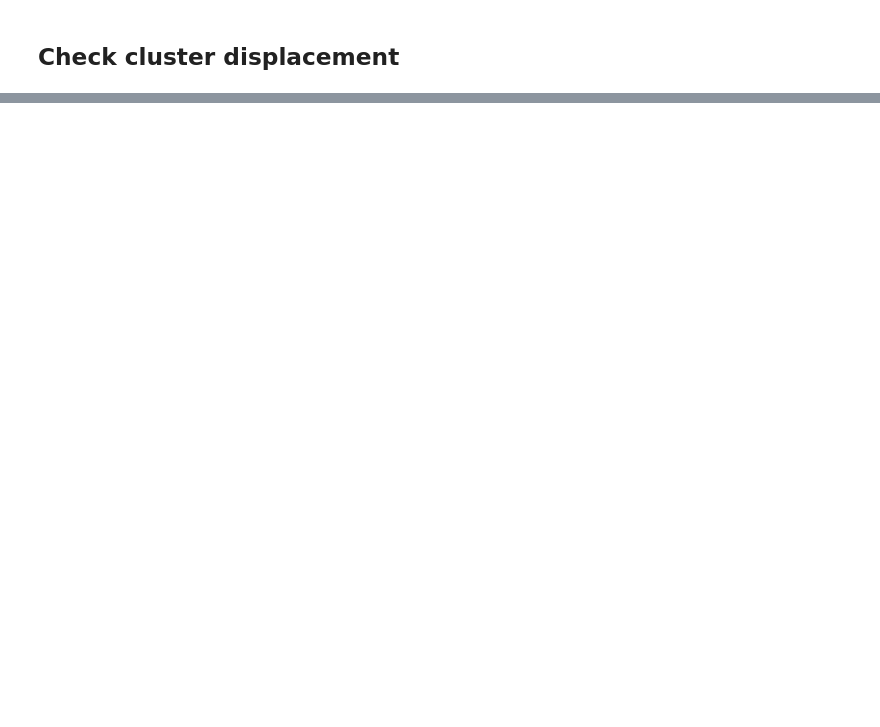
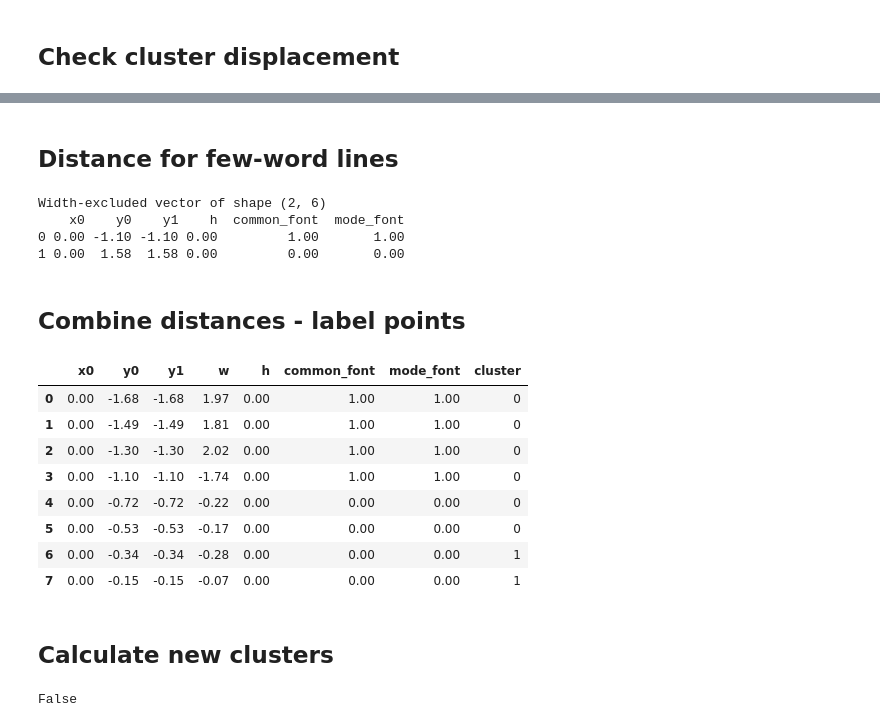
Before and after one commit to DSP-Tan/ogham-cloud, a Jupyter notebook: pdf_scraper/custumCluster.ipynb, the cells around one changed output, grey strips where cells are left out. Cells and saved outputs as stored; diff of their text form; code cells hidden in the pictures; blank space fills up the shorter version.

```diff
--- a/pdf_scraper/custumCluster.ipynb
+++ b/pdf_scraper/custumCluster.ipynb
@@ -202,0 +395,10 @@ full_vect.shape
+# %%
+# initialise clusters - first and last data point are top and bottom of page
+k=2
+m, n = X.shape
+clusts  = X[[0, m-1]]
+d_clust = norm(clusts,axis=1)
+inertia = d_clust.T@d_clust
+i_w       = X_cols.index("w")
+print(clusts.shape)
+print(d_clust , inertia)
@@ -202,0 +410,10 @@ full_vect.shape
+# %%
+# full distance calc for certain, N-1 dimensional for others.
+full_vect  = X[~word_mask, :]
+full_clust = clusts[:, :]
+
+full_diff   = full_vect[:, np.newaxis, :] - full_clust[np.newaxis, :, :]  #  (m_full, 2, n)
+full_dists  = norm(full_diff, axis=2)                                     #  (m_full, 2)
+
+print(f"Full vector of shape {full_vect.shape}")
+print(pd.DataFrame(full_vect, columns= X_cols).head(8),"\n\n" )
@@ -202,0 +431,42 @@ full_vect.shape
+# %% [markdown]
+## Distance for few-word lines
+# %%
+# If we have a line with a small n_words, the width is no longer a good variable for clustering.
+small_vect  = np.delete(X[word_mask], i_w, axis=1)
+small_clust = np.delete(clusts,       i_w, axis=1)
+
+small_diff   = small_vect[:, np.newaxis, :] - small_clust[np.newaxis, :, :]  #  (m_small, 2, n -1)
+small_dists  = norm(small_diff, axis=2)                                      #  (m_small, 2)
+
+small_cols = [i for i in X_cols if i != "w" ]
+
+print(f"Width-excluded vector of shape {small_vect.shape}")
+print(pd.DataFrame(small_vect, columns = small_cols).head(2),"\n\n")
+# %% [output]
+Width-excluded vector of shape (2, 6)
+    x0    y0    y1    h  common_font  mode_font
+0 0.00 -1.10 -1.10 0.00         1.00       1.00
+1 0.00  1.58  1.58 0.00         0.00       0.00
+# %% [markdown]
+## Combine distances  - label points
+# %%
+# Combine distances and label
+dists = np.empty((m, k))
+dists[word_mask]  = small_dists
+dists[~word_mask] = full_dists
+labels = np.argmin(dists, axis=1)
+
+X_df["cluster"] = pd.Series(labels)
+X_df.head(8)
+# %% [output]
+|  | x0 | y0 | y1 | w | h | common_font | mode_font | cluster |
+| 0 | 0.00 | -1.68 | -1.68 | 1.97 | 0.00 | 1.00 | 1.00 | 0 |
+| 1 | 0.00 | -1.49 | -1.49 | 1.81 | 0.00 | 1.00 | 1.00 | 0 |
+| 2 | 0.00 | -1.30 | -1.30 | 2.02 | 0.00 | 1.00 | 1.00 | 0 |
+| 3 | 0.00 | -1.10 | -1.10 | -1.74 | 0.00 | 1.00 | 1.00 | 0 |
+| 4 | 0.00 | -0.72 | -0.72 | -0.22 | 0.00 | 0.00 | 0.00 | 0 |
+| 5 | 0.00 | -0.53 | -0.53 | -0.17 | 0.00 | 0.00 | 0.00 | 0 |
+| 6 | 0.00 | -0.34 | -0.34 | -0.28 | 0.00 | 0.00 | 0.00 | 1 |
+| 7 | 0.00 | -0.15 | -0.15 | -0.07 | 0.00 | 0.00 | 0.00 | 1 |
+# %% [markdown]
+## Calculate new clusters
@@ -202,0 +482,5 @@ full_vect.shape
+# %%
+tol = 0.01
+all(norm_change/norm_clust) < tol
+# %% [output]
+False
```
Also changed, not shown: parts of 30 cells of this notebook, 1 other file.
